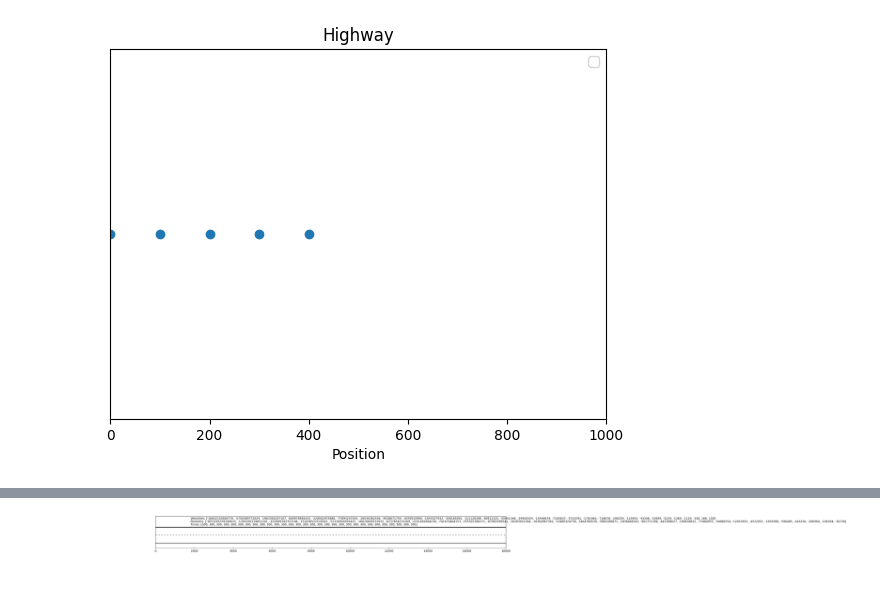
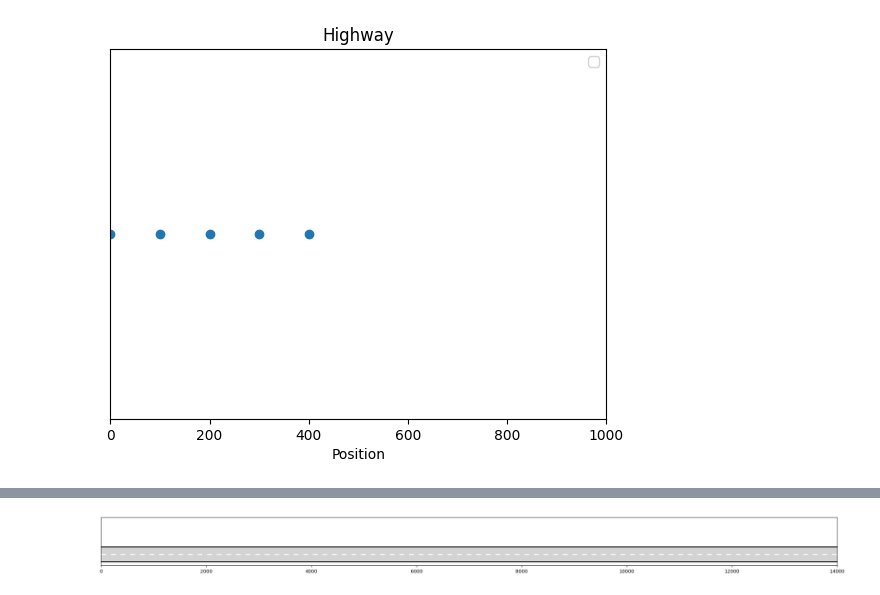
Before and after one commit to IgnacioPardo/simulacion_Gral_Paz, a Jupyter notebook: src/notebook.ipynb, the cells around one changed output, grey strips where cells are left out. Saved outputs shown, nothing was run; the diff lists cells and outputs as text; code cells hidden in the pictures.

```diff
--- a/src/notebook.ipynb
+++ b/src/notebook.ipynb
@@ -316,7 +352,8 @@ agp.plot()
 No artists with labels found to put in legend.  Note that artists whose label start with an underscore are ignored when legend() is called with no argument.
 [figure]
 # %%
-agp.update()
+for i in range(100):
+    agp.update()
 agp.plot()
 # %% [output]
 No artists with labels found to put in legend.  Note that artists whose label start with an underscore are ignored when legend() is called with no argument.
@@ -337,0 +395,2 @@ random.seed(42)
+# %%
+car_colors = ['car_r', 'car_y', 'car_b', 'car_k', 'car_w']
@@ -338,20 +459,23 @@ random.seed(42)
 # %%
-agp = Highway(length = 18000)
+agp = Highway(length = 14 * 1000)
 
 agp.add_car(Car(x=0  , v=0, vmax=120, a=14, l=5, tr=1, vd=120, fc=None, bc=None, will_measure=True))
 agp.add_car(Car(x=100, v=0, vmax=100, a=3, l=5, tr=1, vd=120, fc=None, bc=None, will_measure=True))
 agp.add_car(Car(x=200, v=0, vmax=110, a=4, l=5, tr=1, vd=120, fc=None, bc=None, will_measure=True))
 agp.add_car(Car(x=300, v=0, vmax=150, a=3, l=5, tr=1, vd=120, fc=None, bc=None, will_measure=True))
-agp.add_car(Car(x=400, v=0, vmax=200, a=100, l=5, tr=1, vd=120, fc=None, bc=None, will_measure=True))
+agp.add_car(Car(x=400, v=0, vmax=200, a=100, l=5, tr=1, vd=1000, fc=None, bc=None, will_measure=True))
 
-# Add 10 more cars
+# Add more cars
 for i in range(30):
     agp.add_car(Car(x=500 + i*100, v=0, vmax=120 + i*2, a=5, l=5, tr=1, vd=120, fc=None, bc=None, will_measure=True))
 
 fig, ax = plt.subplots(figsize=(22, 2))
 
+# tight_layout makes sure the axis and title are not cropped
+fig.tight_layout()
+
 ax.set_xlim(0, agp.length)
-ax.set_ylim(-8, 12)
+ax.set_ylim(-3, 10)
 
 # ax hide y axis
 ax.set_yticks([])
@@ -361,16 +485,21 @@ ax.set_yticks([])
 # ax.spines['top'].set_visible(False)
 # ax.spines['bottom'].set_visible(False)
 
+
+lw = 4
 # Plot lane lines
-ax.plot([2, agp.length], [5, 5], color='black', linewidth=2)
-ax.plot([2, agp.length], [-5, -5], color='black', linewidth=2)
+ax.plot([2, agp.length], [lw/2, lw/2], color='black', linewidth=2)
+ax.plot([2, agp.length], [-lw/2, -lw/2], color='black', linewidth=2)
+
+# Plot asphalt area
+ax.fill_between([2, agp.length], [-lw/2, -lw/2], [lw/2, lw/2], color='lightgrey')
 
 # Plot dashed center line
-ax.plot([2, agp.length], [0, 0], color='grey', linewidth=1, linestyle='dashed', dashes=(5, 5))
+ax.plot([2, agp.length], [0, 0], color='white', linewidth=2, linestyle='dashed', dashes=(5, 5))
 
-#car_im = OffsetImage(plt.imread('car.png', format="png"), zoom=.2)
-car_colors = ['car_r', 'car_y', 'car_b', 'car_k']
-car_ims = [OffsetImage(plt.imread(f'assets/{car_color}.png', format="png"), zoom=.2) for car_color in car_colors]
+#car_im = OffsetImage(plt.imread('assets/car_y.png', format="png"), zoom=.2)
+
+car_ims = [OffsetImage(plt.imread(f'assets/{car_color}.png', format="png"), zoom=.4) for car_color in car_colors]
 
 # Animate with AnnotationBbox for each car
 def init():
@@ -384,40 +513,75 @@ def update(frame):
 
     # Clear previous text
     # ax.texts = [] AttributeError: can't set attribute
     # fix
     for txt in ax.texts:
         #txt.set_visible(False)
         txt.remove()
 
     status = agp.update()
 
+    #if len(agp.get_cars()) < 5:
+    if agp.get_back_car().get_position() > agp.length / 10:
+
+        agp.add_car(
+            Car(x=None, v=0,
+            #vmax=2,
+            vmax=int(np.random.normal(120, 10)),
+            a=int(np.random.normal(5, 2)),
+            l=1.5, tr=1, vd=10, fc=None, bc=None, will_measure=True)
+        )
+
     if not status:
         # Stop animation
         # return []
         pass
 
+    artists = []
+
+    for car in agp.get_cars()[::-1]:
+        x = car.get_position()
+        v = car.v
+
+        car_color = car_colors[car.id % len(car_colors)]
+        #car_im = #cv2.imread(f'assets/{car_color}.png', cv2.IMREAD_UNCHANGED)
+        car_im = plt.imread(f'assets/{car_color}.png', format="png")
+
+        if v > 140:
+            angle = -20 * np.sin(2 * np.pi * frame / 100)
+            car_im = rotate_bound(car_im, angle)
+
+        car_oi = OffsetImage(car_im, zoom=.4)
+        ab = AnnotationBbox(car_oi, (x, 0), frameon=False)
+
+        artists.append(ax.add_artist(ab))
+
+
     xdata = agp.get_cars_positions()
-    ydata = [0 for _ in range(len(xdata))]
     vdata = agp.get_cars_velocities()
     tdata = agp.get_cars_times()
-
-    artists = []
-    for i, (x, y, v) in enumerate(zip(xdata, ydata, vdata)):
-        ab = AnnotationBbox(
-            car_ims[i % len(car_ims)], (x, y), frameon=False)
-        artists.append(ax.add_artist(ab))
 
     # Plot car velocities and positions as text
     ax.text(0.1, 0.9, f"Velocities: {vdata}", transform=ax.transAxes)
     ax.text(0.1, 0.8, f"Positions: {xdata}", transform=ax.transAxes)
     ax.text(0.1, 0.7, f"Times: {tdata}", transform=ax.transAxes)
 
+    # set font family and font size
+    for txt in ax.texts:
+        txt.set_fontfamily('monospace')
+        #txt.set_fontsize(10)
+
+
     return artists
 
-ani = animation.FuncAnimation(fig, update, frames=300, init_func=init, blit=True, interval=100)
+ani = animation.FuncAnimation(fig, update, frames=500, init_func=init, blit=True, interval=100)
 
 # save the animation as an mp4.  This requires ffmpeg
 
-ani.save('animation.mp4', fps=30, extra_args=['-vcodec', 'libx264'])
+# -vcodec defines the codec to use.
+# -pix_fmt defines the pixel format.
+# yuv420p specifies the planar 4:2:0 YUV full scale. This should also work on most other platforms.
+# libx264 specifies the H.264/MPEG-4 AVC encoder.
+
+ani.save('animation.mp4', fps=30, extra_args=['-vcodec', 'libx264', '-pix_fmt', 'yuv420p'])
 # %% [output]
-[figure, old version]
+[figure, new version]
```
Also changed, not shown: parts of 10 cells of this notebook, 9 other files.
